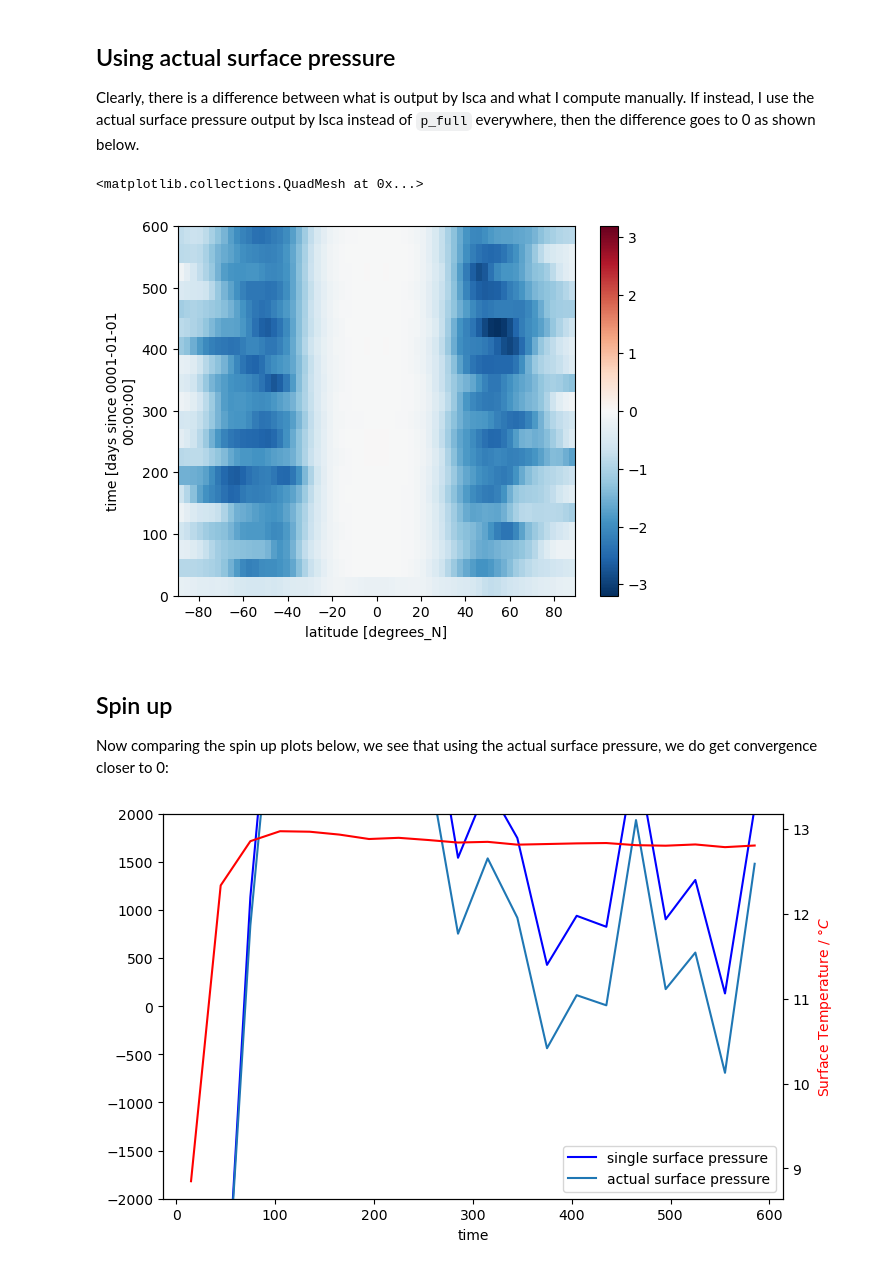
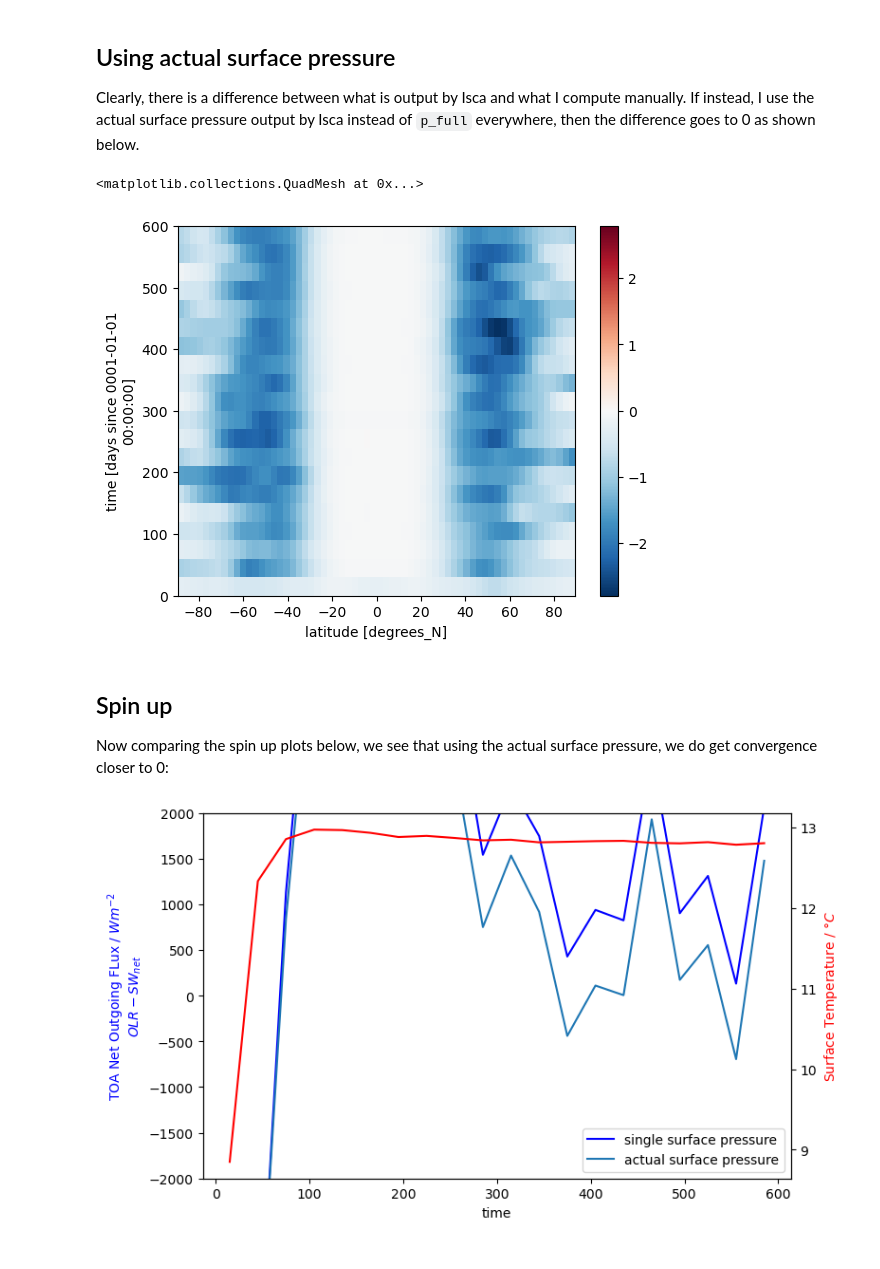
Before and after one commit to jduffield65/Isca, a Jupyter notebook: jobs/convective_coupling/aquaplanet/d5_sw_surface/spin_up_zero_flux.ipynb, the cells around one changed output. Cells and saved outputs as stored; diff of their text form; code cells hidden in the pictures.

```diff
--- a/jobs/convective_coupling/aquaplanet/d5_sw_surface/spin_up_zero_flux.ipynb
+++ b/jobs/convective_coupling/aquaplanet/d5_sw_surface/spin_up_zero_flux.ipynb
@@ -48,24 +48,24 @@ sw_surface_abs_manual = ((1-albedo) * np.exp(-tau_surface)) * ds.swdn_toa.sum(di
 Clearly, there is a difference between what is output by Isca and what I compute manually.
 If instead, I use the actual surface pressure output by Isca instead of `p_full` everywhere, then the difference goes to 0 as shown below.
 # %%
-p_surface = ds.ps.mean(dim=['lon'])
-tau_surface2 = tau*(p_surface/101325)**solar_exponent
-sw_surface_abs_manual2 = ((1-albedo) * np.exp(-tau_surface2)) * ds.swdn_toa.sum(dim=['lon'])
+tau_surface2 = frierson_sw_optical_depth(ds.ps, tau)       # function of latitude, longitude and time
+sw_surface_abs_manual2 = ((1-albedo) * np.exp(-tau_surface2) * ds.swdn_toa).sum(dim=['lon'])
 (sw_surface_abs_isca-sw_surface_abs_manual2).plot()
 # %% [output]
 <matplotlib.collections.QuadMesh at 0x...>
-[figure, old version]
+[figure, new version]
 # %% [markdown]
 ## Spin up
 Now comparing the spin up plots below, we see that using the actual surface pressure, we do get convergence closer to 0:
 # %%
 from isca_tools.utils import area_weighting
 fig, ax = plt.subplots(1,1, figsize=(8, 5), sharex=True, sharey=True)
-isca_tools.plot.plot_spin_up(ds.olr, ds.swdn_toa*(1-albedo*np.exp(-tau_surface)), ds.temp_2m, ax)
-a = area_weighting(ds.olr).sum(dim=['lon','lat'])
-b = (area_weighting(ds.swdn_toa).sum(dim='lon')*(1-albedo*np.exp(-tau_surface2))).sum(dim='lat')
-(a-b).plot(ax=ax)
+isca_tools.plot.plot_spin_up(ds.olr, frierson_net_toa_sw_dwn(ds.swdn_toa, ds.ps*0+p_full, albedo, tau), ds.temp_2m, ax)
+olr = area_weighting(ds.olr).sum(dim=['lon','lat'])
+sw_dwn = area_weighting(frierson_net_toa_sw_dwn(ds.swdn_toa, ds.ps, albedo, tau)).sum(dim=['lon','lat'])
+(olr-sw_dwn).plot(ax=ax)
 ax.set_ylim(-2000,2000);
+ax.set_ylabel('TOA Net Outgoing FLux / $Wm^{-2}$\n$OLR - SW_{net}$', color='b')
 ax.legend(['single surface pressure','actual surface pressure']);
 # %% [output]
-[figure, old version]
+[figure, new version]
```
Also changed, not shown: parts of 2 cells of this notebook, 4 other files.
